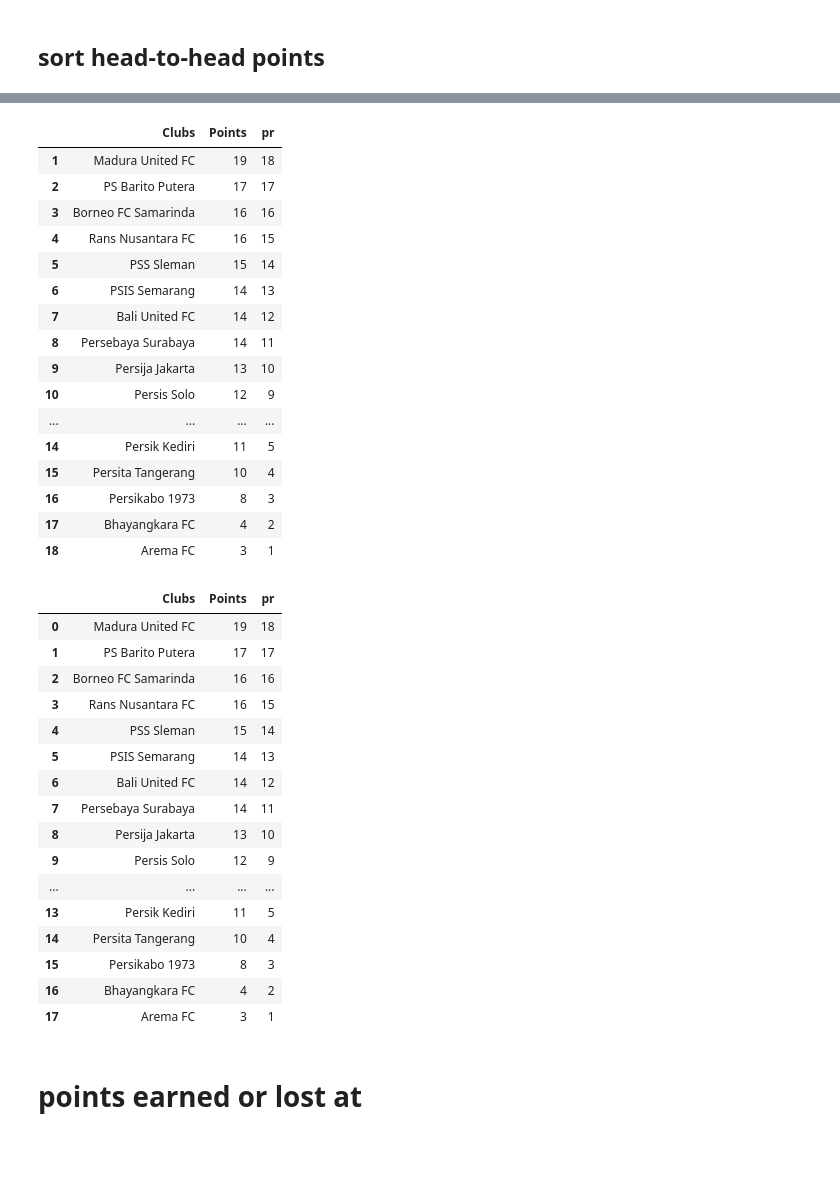
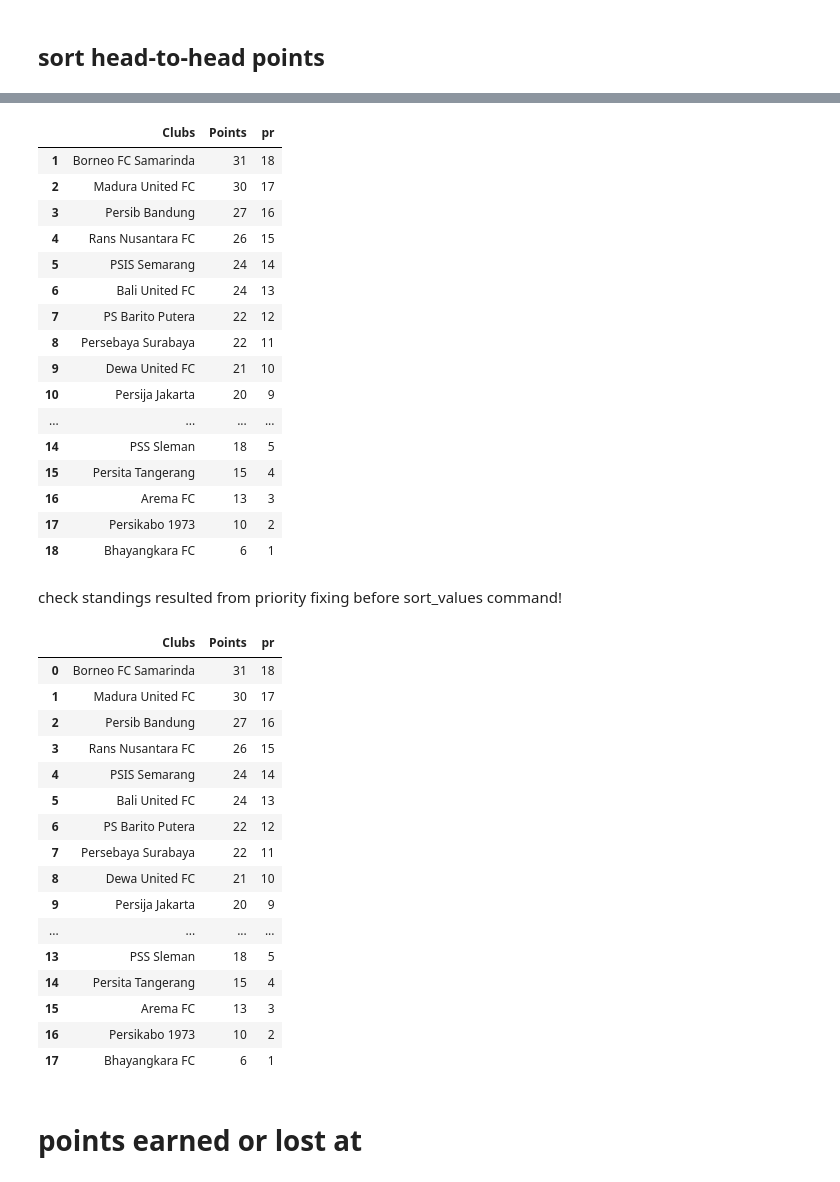
Before and after one commit to lpttprnc/liga-1, a Jupyter notebook: satunya.ipynb, the cells around one changed output, grey strips where cells are left out. Saved outputs shown, nothing was run; the diff lists cells and outputs as text; code cells hidden in the pictures; blank space fills up the shorter version.

```diff
--- a/satunya.ipynb
+++ b/satunya.ipynb
@@ -55,7 +56,7 @@ win=[]
 draw=[]
 lose=[]
 played=[]
-pekanke=9 # PEKAN KE
+pekanke=15 # PEKAN KE
 for cl in club:
     hora = df.loc[ ( (df.home.str.contains(cl)) | (df.away.str.contains(cl)) ) & (df['week']==pekanke) ]
 
@@ -75,7 +76,7 @@ for cl in club:
             points.append(hora['atotal'].values[0])
         played.append(pekanke)
     except:
-        week = max(df.loc[(df['home']==cl)|(df['away']==cl)]['week'])
+        week = len(df.loc[(df['home']==cl)|(df['away']==cl)]['week'])
         hora = df.loc[ ( (df.home.str.contains(cl)) | (df.away.str.contains(cl)) ) & (df['week']==week) ]
         if hora.home.str.contains(cl).item():
             points.append(hora['htotal'].values[0])
@@ -174,4 +151,5 @@ sh
 # %%
+# another dataframe
 pridx=n.array((range(18,0,-1)))
 sh = tables[['Clubs','Points']]
 sh.insert(2,'pr',pridx)
@@ -180,7 +158,6 @@ sh
 for i in range (1,len(sh)+1,1):
 
     try:
-        sh['Points'][i]==sh['Points'][i+1]
 
         if sh['Points'][i]==sh['Points'][i+1]:
 
@@ -191,70 +168,72 @@ for i in range (1,len(sh)+1,1):
 
             i1scr=0
             i2scr=0
 
             game = dff.loc[ ((h1&a2) | (h2&a1)) ]
 
             if len(game)==1:
 
                 try:
                     i1scr = dff.loc[(sh['Clubs'][i],sh['Clubs'][i+1])]['hpoint']
                     i2scr = dff.loc[(sh['Clubs'][i],sh['Clubs'][i+1])]['apoint']
 
                 except:
                     i1scr = dff.loc[ (sh['Clubs'][i+1],sh['Clubs'][i]) ]['apoint']
                     i2scr = dff.loc[ (sh['Clubs'][i+1],sh['Clubs'][i]) ]['hpoint']
 
             elif len(game)==2:
                 i1scr = dff.loc[[ (sh['Clubs'][i],sh['Clubs'][i+1]) ]]['hpoint'] + dff.loc[[ (sh['Clubs'][i+1],sh['Clubs'][i]) ]]['apoint']
                 i2scr = dff.loc[[ (sh['Clubs'][i],sh['Clubs'][i+1]) ]]['apoint'] + dff.loc[[ (sh['Clubs'][i+1],sh['Clubs'][i]) ]]['hpoint']
 
             if i1scr < i2scr:
                 sh.at[i,'pr']=sh['pr'][i]-1
                 sh.at[i+1,'pr']=sh['pr'][i+1]+1
 
     except:
         pass
 
 sh
 # %% [output]
 |  | Clubs | Points | pr |
-| 1 | Madura United FC | 19 | 18 |
-| 2 | PS Barito Putera | 17 | 17 |
-| 3 | Borneo FC Samarinda | 16 | 16 |
-| 4 | Rans Nusantara FC | 16 | 15 |
-| 5 | PSS Sleman | 15 | 14 |
-| 6 | PSIS Semarang | 14 | 13 |
-| 7 | Bali United FC | 14 | 12 |
-| 8 | Persebaya Surabaya | 14 | 11 |
-| 9 | Persija Jakarta | 13 | 10 |
-| 10 | Persis Solo | 12 | 9 |
+| 1 | Borneo FC Samarinda | 31 | 18 |
+| 2 | Madura United FC | 30 | 17 |
+| 3 | Persib Bandung | 27 | 16 |
+| 4 | Rans Nusantara FC | 26 | 15 |
+| 5 | PSIS Semarang | 24 | 14 |
+| 6 | Bali United FC | 24 | 13 |
+| 7 | PS Barito Putera | 22 | 12 |
+| 8 | Persebaya Surabaya | 22 | 11 |
+| 9 | Dewa United FC | 21 | 10 |
+| 10 | Persija Jakarta | 20 | 9 |
 | ... | ... | ... | ... |
-| 14 | Persik Kediri | 11 | 5 |
-| 15 | Persita Tangerang | 10 | 4 |
-| 16 | Persikabo 1973 | 8 | 3 |
-| 17 | Bhayangkara FC | 4 | 2 |
-| 18 | Arema FC | 3 | 1 |
+| 14 | PSS Sleman | 18 | 5 |
+| 15 | Persita Tangerang | 15 | 4 |
+| 16 | Arema FC | 13 | 3 |
+| 17 | Persikabo 1973 | 10 | 2 |
+| 18 | Bhayangkara FC | 6 | 1 |
+# %% [markdown]
+check standings resulted from priority fixing before sort_values command!
 # %%
 sh=sh.sort_values(by='pr', ascending=False).reset_index(drop=True)
 sh
 # %% [output]
 |  | Clubs | Points | pr |
-| 0 | Madura United FC | 19 | 18 |
-| 1 | PS Barito Putera | 17 | 17 |
-| 2 | Borneo FC Samarinda | 16 | 16 |
-| 3 | Rans Nusantara FC | 16 | 15 |
-| 4 | PSS Sleman | 15 | 14 |
-| 5 | PSIS Semarang | 14 | 13 |
-| 6 | Bali United FC | 14 | 12 |
-| 7 | Persebaya Surabaya | 14 | 11 |
-| 8 | Persija Jakarta | 13 | 10 |
-| 9 | Persis Solo | 12 | 9 |
+| 0 | Borneo FC Samarinda | 31 | 18 |
+| 1 | Madura United FC | 30 | 17 |
+| 2 | Persib Bandung | 27 | 16 |
+| 3 | Rans Nusantara FC | 26 | 15 |
+| 4 | PSIS Semarang | 24 | 14 |
+| 5 | Bali United FC | 24 | 13 |
+| 6 | PS Barito Putera | 22 | 12 |
+| 7 | Persebaya Surabaya | 22 | 11 |
+| 8 | Dewa United FC | 21 | 10 |
+| 9 | Persija Jakarta | 20 | 9 |
 | ... | ... | ... | ... |
-| 13 | Persik Kediri | 11 | 5 |
-| 14 | Persita Tangerang | 10 | 4 |
-| 15 | Persikabo 1973 | 8 | 3 |
-| 16 | Bhayangkara FC | 4 | 2 |
-| 17 | Arema FC | 3 | 1 |
+| 13 | PSS Sleman | 18 | 5 |
+| 14 | Persita Tangerang | 15 | 4 |
+| 15 | Arema FC | 13 | 3 |
+| 16 | Persikabo 1973 | 10 | 2 |
+| 17 | Bhayangkara FC | 6 | 1 |
 # %% [markdown]
 # points earned or lost at
 # %%
```
Also changed, not shown: parts of 14 cells of this notebook, 2 other files.
